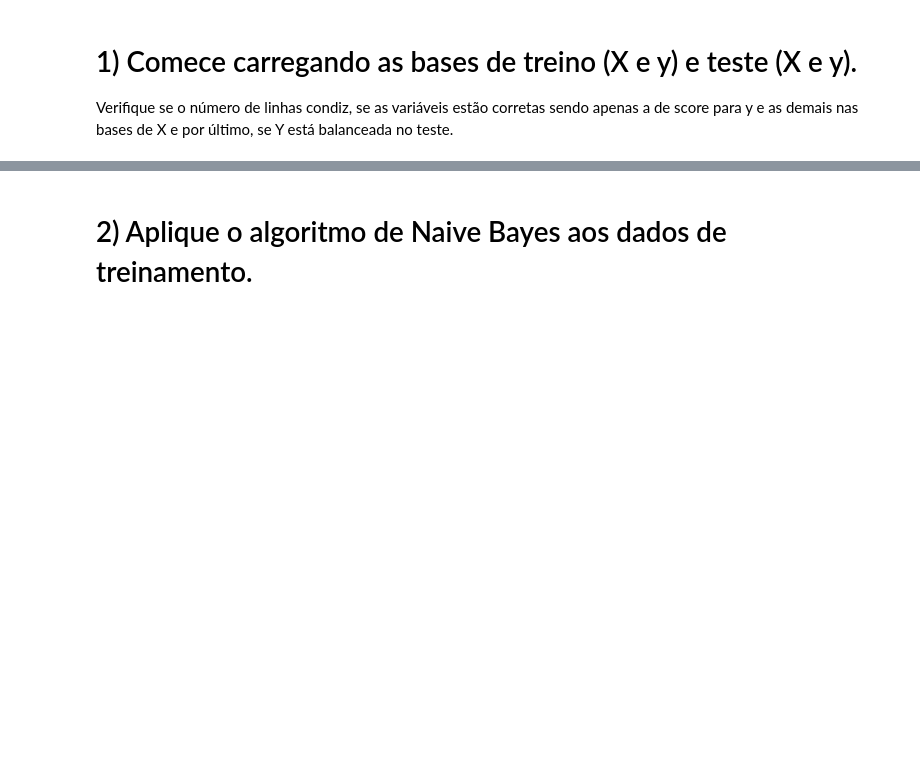
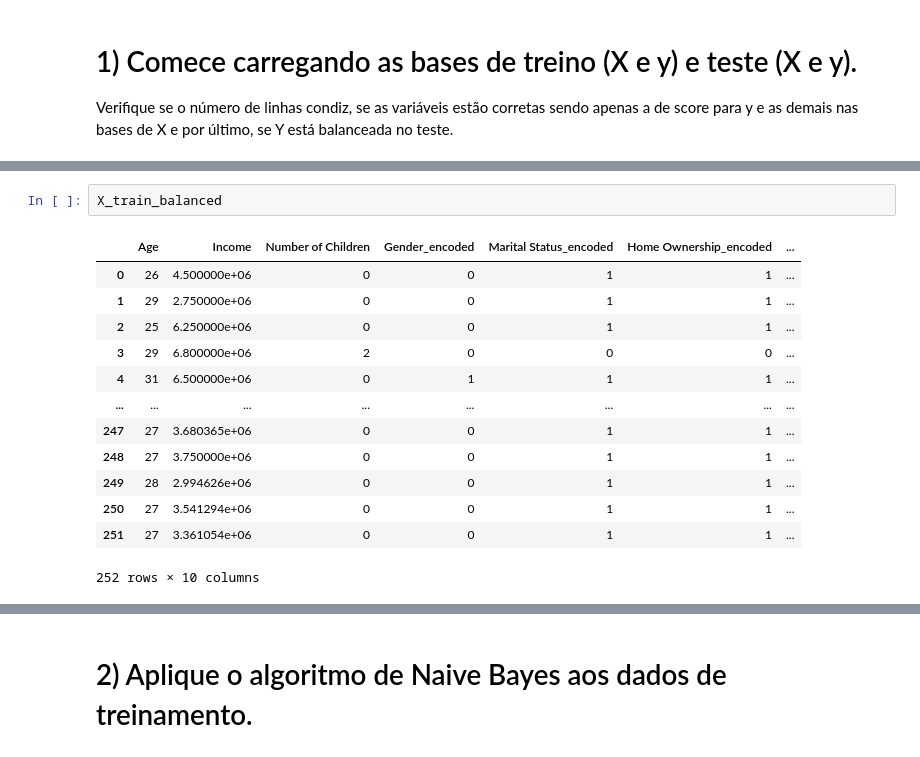
Before and after one commit to TierryW/Ciencia_de_Dados, a Jupyter notebook: Aprendizagem_Baysiana/Profissao Cientista de Dados M20 Pratique.ipynb, the cells around one changed output, grey strips where cells are left out. Cells and saved outputs as stored; diff of their text form; blank space fills up the shorter version.

```diff
--- a/Aprendizagem_Baysiana/Profissao Cientista de Dados M20 Pratique.ipynb
+++ b/Aprendizagem_Baysiana/Profissao Cientista de Dados M20 Pratique.ipynb
@@ -28,0 +69,16 @@ y_train_balanced = pd.read_csv("y_train_balanced.csv", delimiter=',')
+# %%
+X_train_balanced
+# %% [output]
+|  | Age | Income | Number of Children | Gender_encoded | Marital Status_encoded | Home Ownership_encoded | ... |
+| 0 | 26 | 4.500000e+06 | 0 | 0 | 1 | 1 | ... |
+| 1 | 29 | 2.750000e+06 | 0 | 0 | 1 | 1 | ... |
+| 2 | 25 | 6.250000e+06 | 0 | 0 | 1 | 1 | ... |
+| 3 | 29 | 6.800000e+06 | 2 | 0 | 0 | 0 | ... |
+| 4 | 31 | 6.500000e+06 | 0 | 1 | 1 | 1 | ... |
+| ... | ... | ... | ... | ... | ... | ... | ... |
+| 247 | 27 | 3.680365e+06 | 0 | 0 | 1 | 1 | ... |
+| 248 | 27 | 3.750000e+06 | 0 | 0 | 1 | 1 | ... |
+| 249 | 28 | 2.994626e+06 | 0 | 0 | 1 | 1 | ... |
+| 250 | 27 | 3.541294e+06 | 0 | 0 | 1 | 1 | ... |
+| 251 | 27 | 3.361054e+06 | 0 | 0 | 1 | 1 | ... |
+252 rows × 10 columns
```
Also changed, not shown: parts of 4 cells of this notebook, 1 other file.
